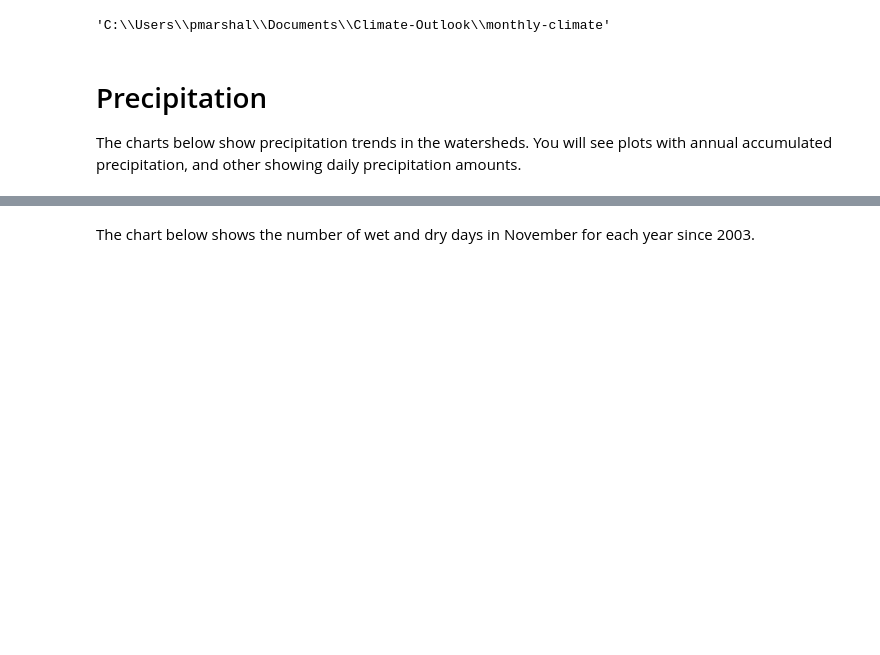
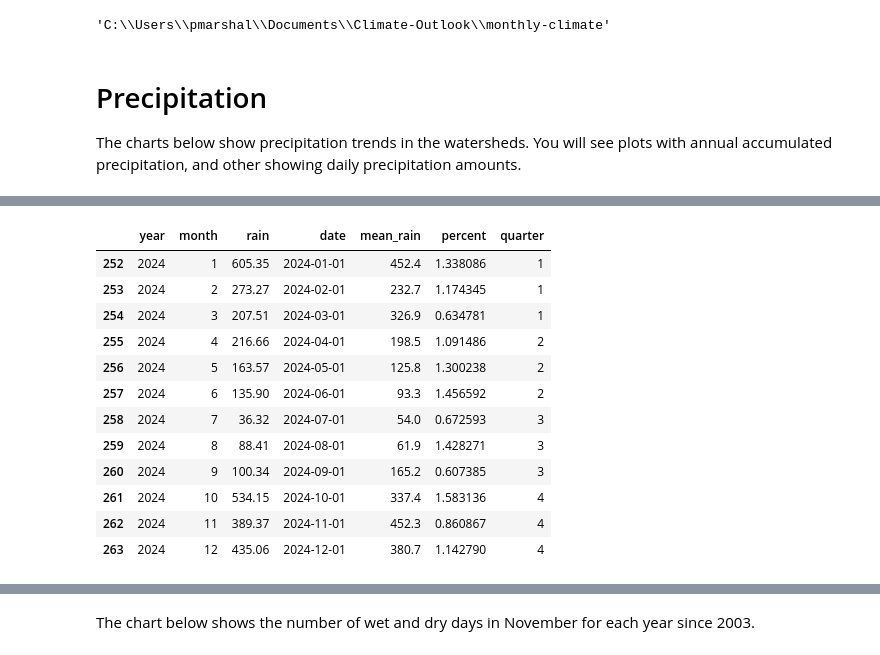
Before and after one commit to pmarshall24/climate-outlook, a Jupyter notebook: precip.ipynb, the cells around one changed output, grey strips where cells are left out. Saved outputs shown, nothing was run; the diff lists cells and outputs as text; code cells hidden in the pictures; blank space fills up the shorter version.

```diff
--- a/precip.ipynb
+++ b/precip.ipynb
@@ -26,0 +109,22 @@ qd_pc = qd_pc.drop(['mean_TA', 'min_TA', 'max_TA'], axis=1)
+# %%
+qd_monthly = qd_pc.groupby(['year', 'month'])['rain'].sum().reset_index()
+qd_monthly['date'] = pd.to_datetime(qd_monthly[['year', 'month']].assign(day=1))
+qd_monthly['mean_rain'] = qd_monthly.groupby('month')['rain'].transform('mean').round(1)
+qd_monthly['percent'] = qd_monthly['rain']/qd_monthly['mean_rain'].round(1)
+qd_monthly['quarter'] = pd.DatetimeIndex(qd_monthly['date']).quarter
+#qd_monthly['mean'] = qd_pc.groupby(['year', 'month'])['rain'].mean().reset_index()
+qd_monthly.tail(12)
+# %% [output]
+|  | year | month | rain | date | mean_rain | percent | quarter |
+| 252 | 2024 | 1 | 605.35 | 2024-01-01 | 452.4 | 1.338086 | 1 |
+| 253 | 2024 | 2 | 273.27 | 2024-02-01 | 232.7 | 1.174345 | 1 |
+| 254 | 2024 | 3 | 207.51 | 2024-03-01 | 326.9 | 0.634781 | 1 |
+| 255 | 2024 | 4 | 216.66 | 2024-04-01 | 198.5 | 1.091486 | 2 |
+| 256 | 2024 | 5 | 163.57 | 2024-05-01 | 125.8 | 1.300238 | 2 |
+| 257 | 2024 | 6 | 135.90 | 2024-06-01 | 93.3 | 1.456592 | 2 |
+| 258 | 2024 | 7 | 36.32 | 2024-07-01 | 54.0 | 0.672593 | 3 |
+| 259 | 2024 | 8 | 88.41 | 2024-08-01 | 61.9 | 1.428271 | 3 |
+| 260 | 2024 | 9 | 100.34 | 2024-09-01 | 165.2 | 0.607385 | 3 |
+| 261 | 2024 | 10 | 534.15 | 2024-10-01 | 337.4 | 1.583136 | 4 |
+| 262 | 2024 | 11 | 389.37 | 2024-11-01 | 452.3 | 0.860867 | 4 |
+| 263 | 2024 | 12 | 435.06 | 2024-12-01 | 380.7 | 1.142790 | 4 |
```
Also changed, not shown: parts of 18 cells of this notebook, 57 other files.
